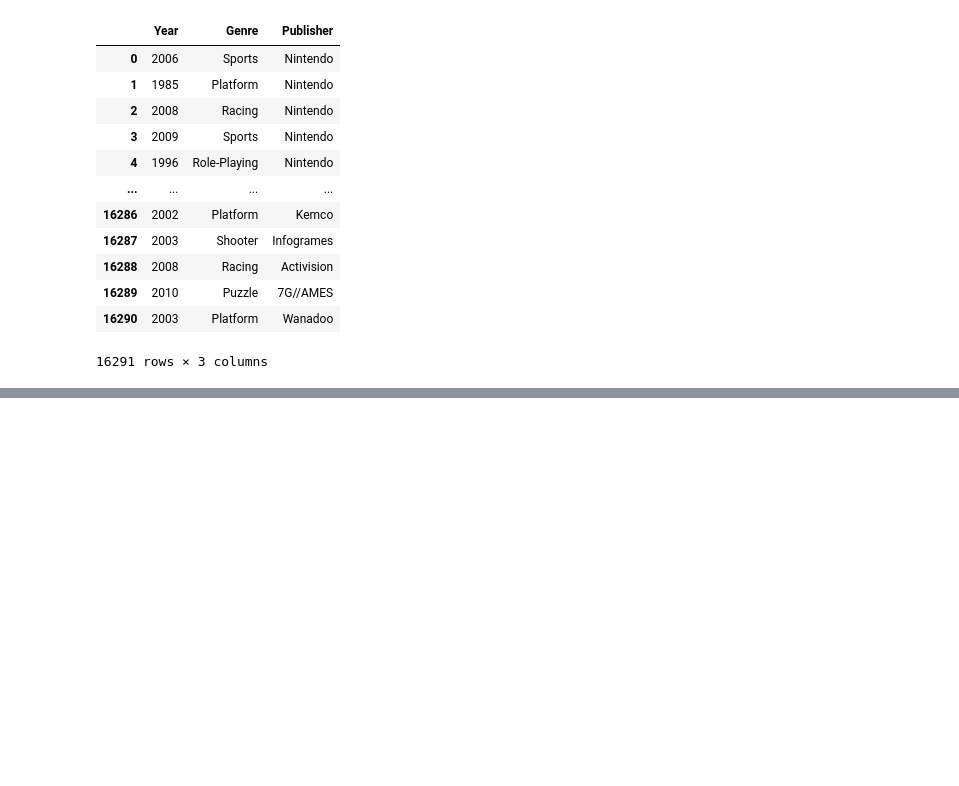
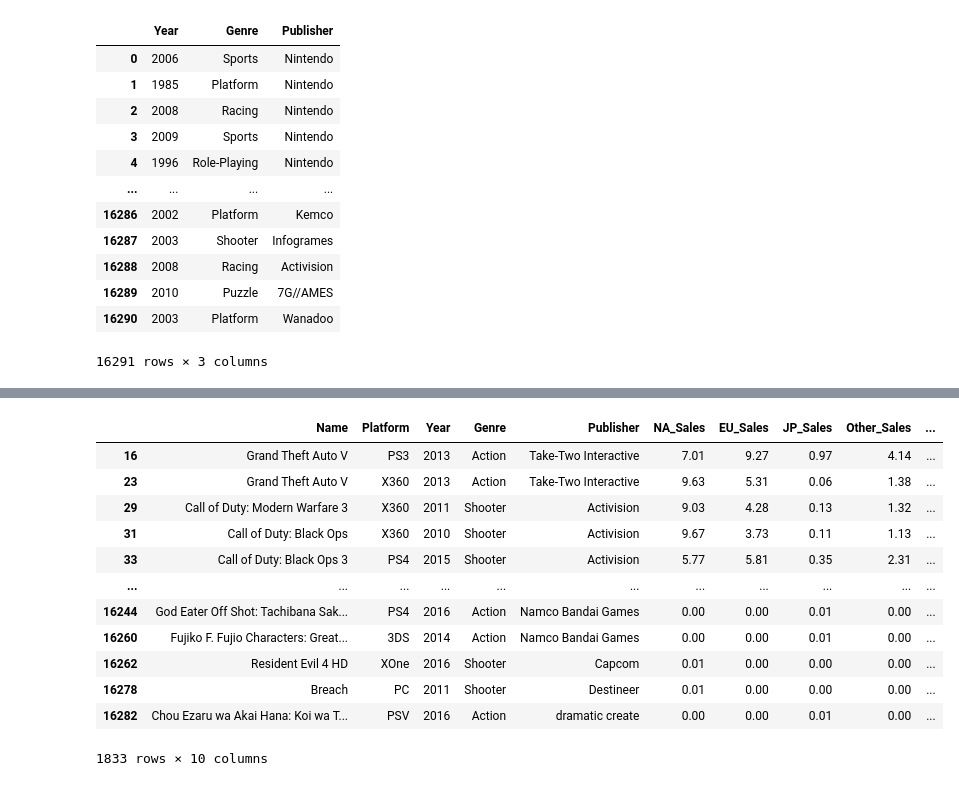
Before and after one commit to sienchoon/coding-challenge-practice, a Jupyter notebook: Pandas_Practice/practice_df.ipynb, the cells around one changed output, grey strips where cells are left out. Drawn from its saved outputs; the diff is of its cells as text; code cells hidden in the pictures; blank space fills up the shorter version.

```diff
--- a/Pandas_Practice/practice_df.ipynb
+++ b/Pandas_Practice/practice_df.ipynb
@@ -357,0 +482,18 @@ df.iloc[:, 2:5]
+# %%
+since_2010 = df["Year"] >= 2010
+
+df.loc[(since_2010) & (action | shooter)]
+# %% [output]
+|  | Name | Platform | Year | Genre | Publisher | NA_Sales | EU_Sales | JP_Sales | Other_Sales | ... |
+| 16 | Grand Theft Auto V | PS3 | 2013 | Action | Take-Two Interactive | 7.01 | 9.27 | 0.97 | 4.14 | ... |
+| 23 | Grand Theft Auto V | X360 | 2013 | Action | Take-Two Interactive | 9.63 | 5.31 | 0.06 | 1.38 | ... |
+| 29 | Call of Duty: Modern Warfare 3 | X360 | 2011 | Shooter | Activision | 9.03 | 4.28 | 0.13 | 1.32 | ... |
+| 31 | Call of Duty: Black Ops | X360 | 2010 | Shooter | Activision | 9.67 | 3.73 | 0.11 | 1.13 | ... |
+| 33 | Call of Duty: Black Ops 3 | PS4 | 2015 | Shooter | Activision | 5.77 | 5.81 | 0.35 | 2.31 | ... |
+| ... | ... | ... | ... | ... | ... | ... | ... | ... | ... | ... |
+| 16244 | God Eater Off Shot: Tachibana Sak... | PS4 | 2016 | Action | Namco Bandai Games | 0.00 | 0.00 | 0.01 | 0.00 | ... |
+| 16260 | Fujiko F. Fujio Characters: Great... | 3DS | 2014 | Action | Namco Bandai Games | 0.00 | 0.00 | 0.01 | 0.00 | ... |
+| 16262 | Resident Evil 4 HD | XOne | 2016 | Shooter | Capcom | 0.01 | 0.00 | 0.00 | 0.00 | ... |
+| 16278 | Breach | PC | 2011 | Shooter | Destineer | 0.01 | 0.00 | 0.00 | 0.00 | ... |
+| 16282 | Chou Ezaru wa Akai Hana: Koi wa T... | PSV | 2016 | Action | dramatic create | 0.00 | 0.00 | 0.01 | 0.00 | ... |
+1833 rows × 10 columns
```
Also changed, not shown: parts of 14 cells of this notebook.
